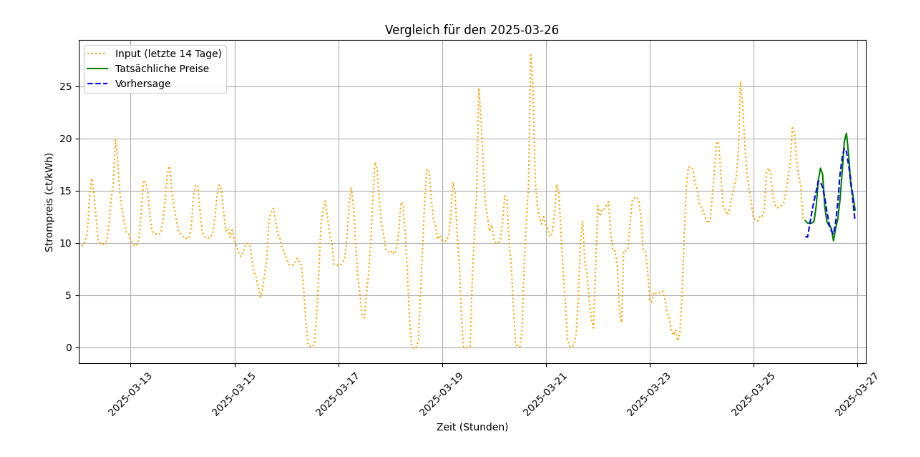
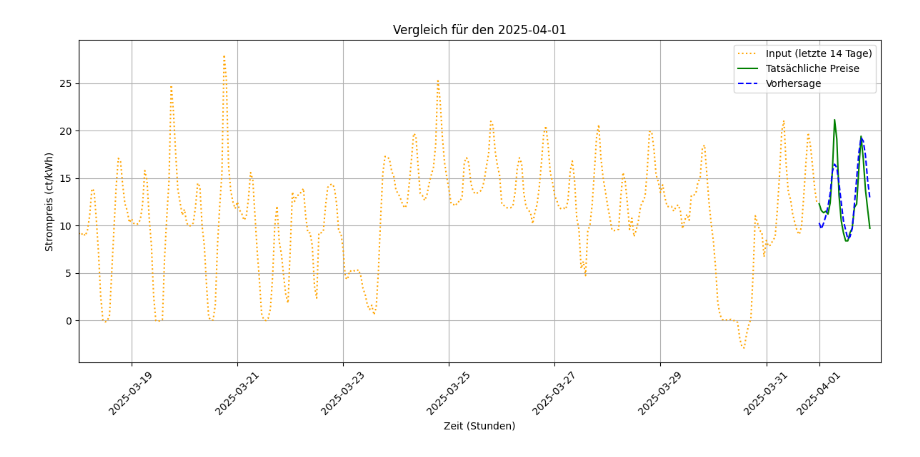
Before and after one commit to DarBr/BI-Steel-Project, a Jupyter notebook: machine_learning/model.ipynb, the cells around one changed output. Saved outputs shown, nothing was run; the diff lists cells and outputs as text; code cells hidden in the pictures.

```diff
--- a/machine_learning/model.ipynb
+++ b/machine_learning/model.ipynb
@@ -298,7 +366,7 @@ import pandas as pd
 from datetime import timedelta
 
 # Gewählter Tag und Vorbereitung der Daten
-chosen_date = '2025-03-26'
+chosen_date = '2025-04-01'
 start_date_input = pd.to_datetime(chosen_date) - timedelta(days=14)  # Startdatum 14 Tage vorher
 
 # Tatsächliche Preise des gewählten Tages
@@ -355,4 +423,4 @@ plt.show()
-[figure, old version]
+[figure, new version]
 # %%
 import numpy as np
 import matplotlib.pyplot as plt
```
Also changed, not shown: parts of 8 cells of this notebook.
